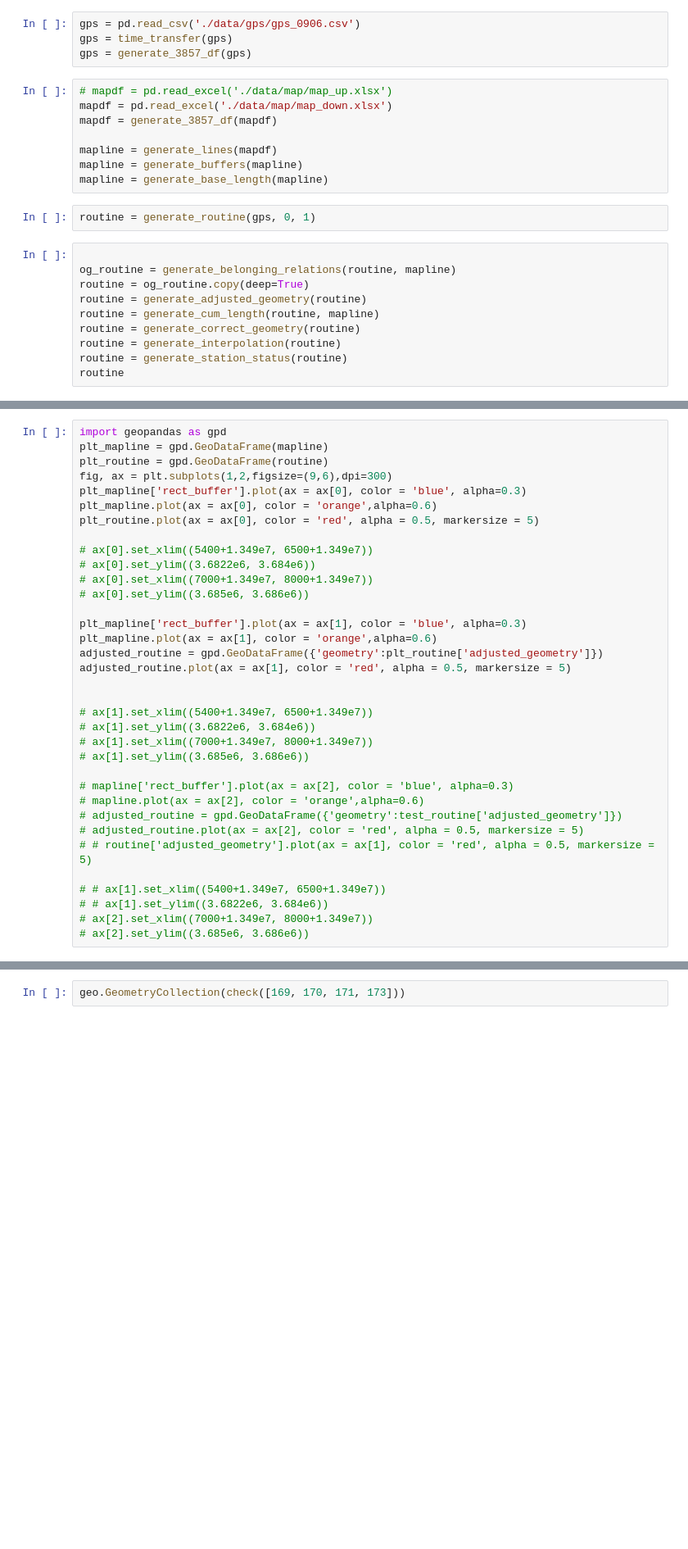
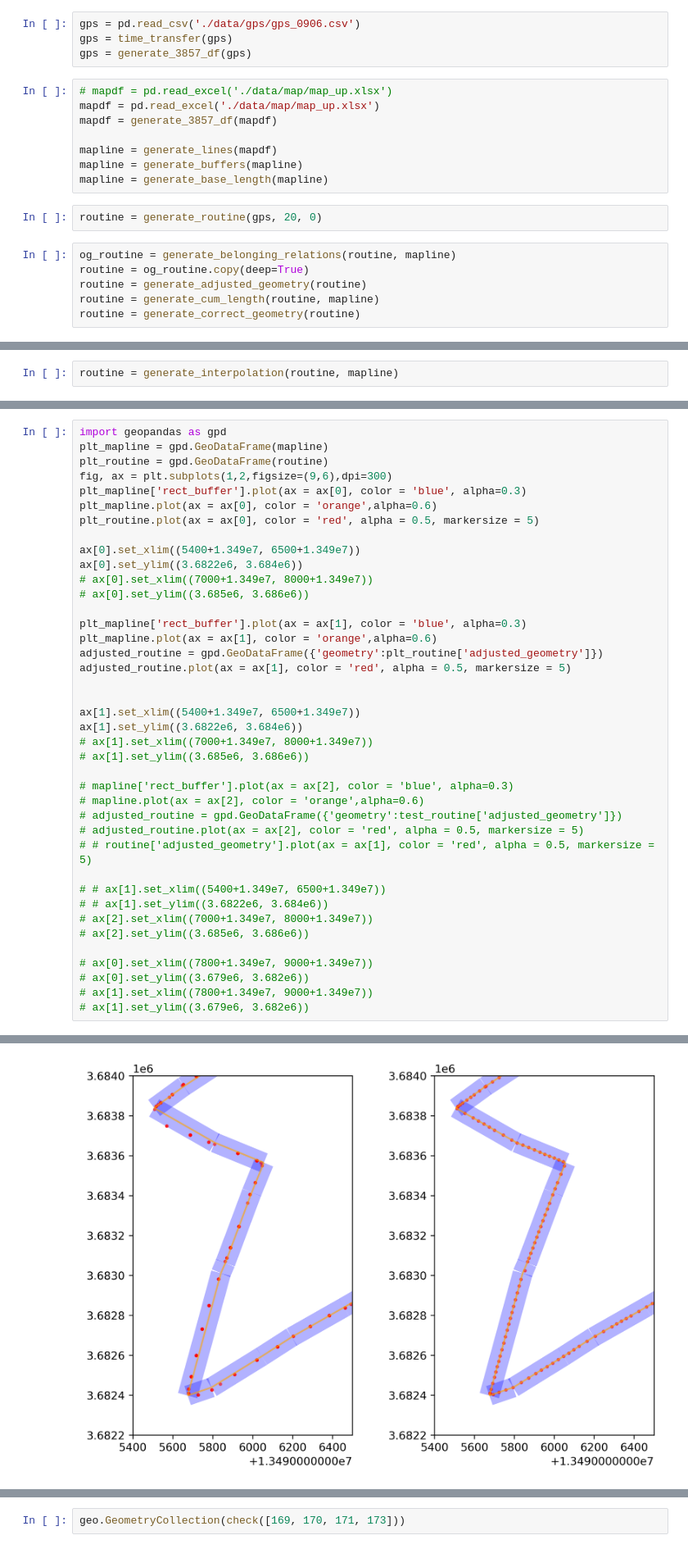
Before and after one commit to Eightina/Tranportation-Statistics-Course-Design, a Jupyter notebook: dataview.ipynb, the cells around one changed output, grey strips where cells are left out. Shown at 82% size. Drawn from its saved outputs; the diff is of its cells as text; blank space fills up the shorter version.

Commit message:
best interpo

```diff
--- a/dataview.ipynb
+++ b/dataview.ipynb
@@ -57,21 +62,17 @@ gps = time_transfer(gps)
 gps = generate_3857_df(gps)
 # %%
 # mapdf = pd.read_excel('./data/map/map_up.xlsx')
-mapdf = pd.read_excel('./data/map/map_down.xlsx')
+mapdf = pd.read_excel('./data/map/map_up.xlsx')
 mapdf = generate_3857_df(mapdf)
 
 mapline = generate_lines(mapdf)
 mapline = generate_buffers(mapline)
 mapline = generate_base_length(mapline)
 # %%
-routine = generate_routine(gps, 0, 1)
+routine = generate_routine(gps, 20, 0)
 # %%
-
 og_routine = generate_belonging_relations(routine, mapline)
 routine = og_routine.copy(deep=True)
 routine = generate_adjusted_geometry(routine)
 routine = generate_cum_length(routine, mapline)
 routine = generate_correct_geometry(routine)
-routine = generate_interpolation(routine)
-routine = generate_station_status(routine)
-routine
@@ -77,0 +83,2 @@ routine
+# %%
+routine = generate_interpolation(routine, mapline)
@@ -103,8 +183,8 @@ plt_mapline['rect_buffer'].plot(ax = ax[0], color = 'blue', alpha=0.3)
 plt_mapline.plot(ax = ax[0], color = 'orange',alpha=0.6)
 plt_routine.plot(ax = ax[0], color = 'red', alpha = 0.5, markersize = 5)
 
-# ax[0].set_xlim((5400+1.349e7, 6500+1.349e7))
-# ax[0].set_ylim((3.6822e6, 3.684e6))
+ax[0].set_xlim((5400+1.349e7, 6500+1.349e7))
+ax[0].set_ylim((3.6822e6, 3.684e6))
 # ax[0].set_xlim((7000+1.349e7, 8000+1.349e7))
 # ax[0].set_ylim((3.685e6, 3.686e6))
 
@@ -114,8 +194,8 @@ adjusted_routine = gpd.GeoDataFrame({'geometry':plt_routine['adjusted_geometry']
 adjusted_routine.plot(ax = ax[1], color = 'red', alpha = 0.5, markersize = 5)
 
 
-# ax[1].set_xlim((5400+1.349e7, 6500+1.349e7))
-# ax[1].set_ylim((3.6822e6, 3.684e6))
+ax[1].set_xlim((5400+1.349e7, 6500+1.349e7))
+ax[1].set_ylim((3.6822e6, 3.684e6))
 # ax[1].set_xlim((7000+1.349e7, 8000+1.349e7))
 # ax[1].set_ylim((3.685e6, 3.686e6))
 
@@ -129,3 +209,9 @@ adjusted_routine.plot(ax = ax[1], color = 'red', alpha = 0.5, markersize = 5)
 # # ax[1].set_ylim((3.6822e6, 3.684e6))
 # ax[2].set_xlim((7000+1.349e7, 8000+1.349e7))
 # ax[2].set_ylim((3.685e6, 3.686e6))
+
+# ax[0].set_xlim((7800+1.349e7, 9000+1.349e7))
+# ax[0].set_ylim((3.679e6, 3.682e6))
+# ax[1].set_xlim((7800+1.349e7, 9000+1.349e7))
+# ax[1].set_ylim((3.679e6, 3.682e6))
+# %% [output]
@@ -132,3 +219,4 @@ adjusted_routine.plot(ax = ax[1], color = 'red', alpha = 0.5, markersize = 5)
+[figure, added]
 # %%
 370
 371
```
Also changed, not shown: parts of 14 cells of this notebook, 3 other files.
